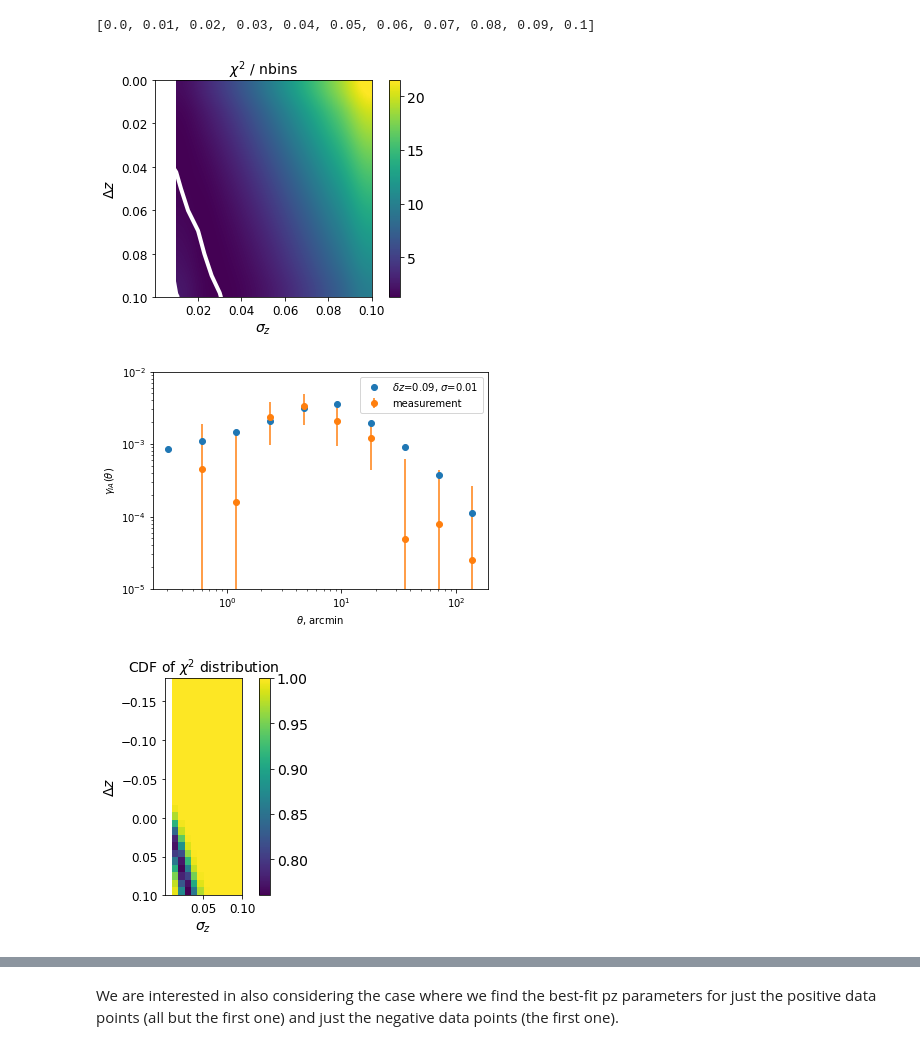
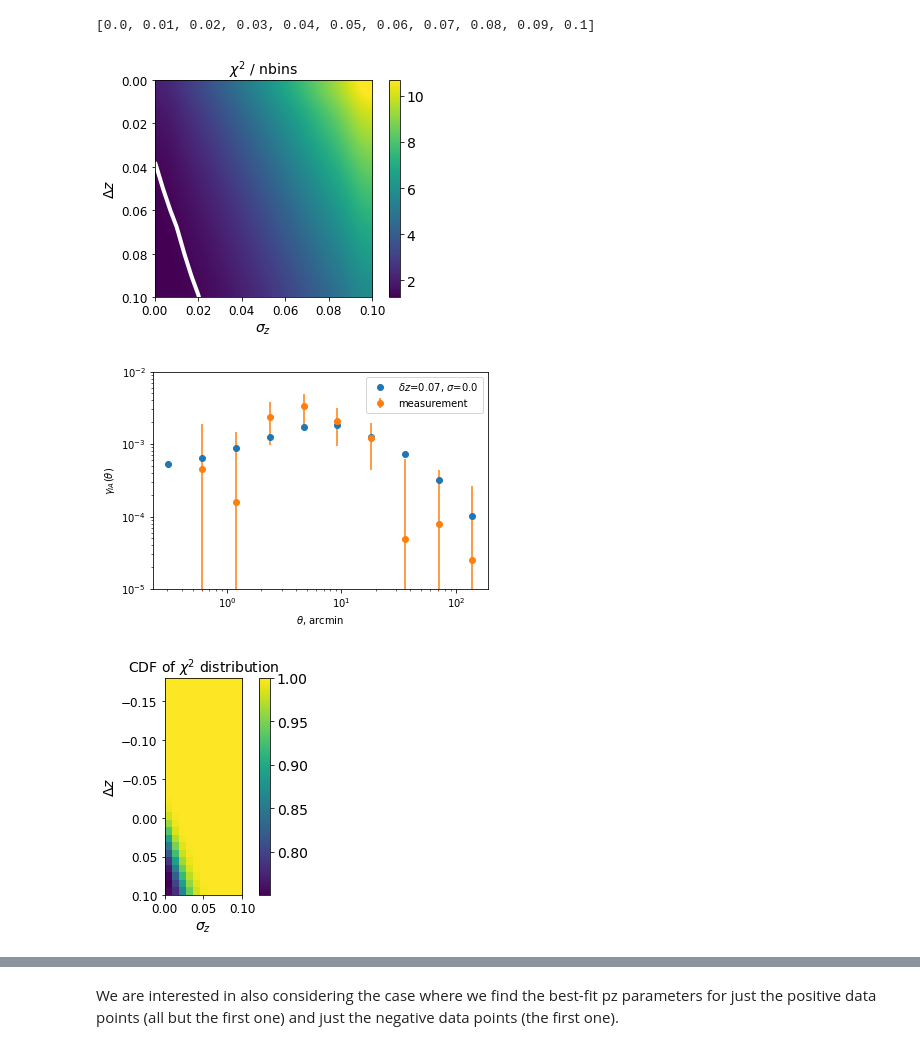
Before and after one commit to c-d-leonard/IA_GGL, a Jupyter notebook: pz_test_Dec21.ipynb, the cells around one changed output, grey strips where cells are left out. Saved outputs shown, nothing was run; the diff lists cells and outputs as text; code cells hidden in the pictures.

```diff
--- a/pz_test_Dec21.ipynb
+++ b/pz_test_Dec21.ipynb
@@ -24,7 +24,7 @@ plt.figure()
 chisquared = np.zeros((len(delz), len(sigz)))
 for di in range(0,len(delz)):
     for si in range(0,len(sigz)):
-        theta, data_vec = np.loadtxt('./txtfiles/photo_z_test/gamma_IA_est_DESY1_no_fidIA_measured-redshifts-wrong_variableF_Planck18pars_sigma='+str(sigz[si])+'deltaz='+str(delz[di])+'.txt', unpack=True)
+        theta, data_vec = np.loadtxt('./txtfiles/photo_z_test/gamma_IA_est_DESY1_no_fidIA_measured-redshifts-wrong_variableF_DESHoD_sigma='+str(sigz[si])+'deltaz='+str(delz[di])+'.txt', unpack=True)
         plt.loglog(theta, -1.0*data_vec, 'o', label='$\delta z$='+str(delz[di])+', $\sigma$='+str(sigz[si]))
         diff = data_vec - gamma_IA_fid
         #print("data_vec=", data_vec)
@@ -60,7 +60,7 @@ delz[18:]
 # Plot the chi squared divided by the number of degrees of freedom as a function of the photo-z params.
 # As a rough estimate, where this is close to 1 the fit is pretty good.
 plt.figure()
-plt.imshow(chisquared[18:,:]/DOF, extent = [0.01, 0.1, 0.1, 0.],interpolation='spline36')#, aspect=2.0/3.0)
+plt.imshow(chisquared[18:,:]/DOF, extent = [0.0, 0.1, 0.1, 0.],interpolation='spline36')#, aspect=2.0/3.0)
 #plt.imshow(chisquared/DOF, extent = [0.01, 0.1, 0.1, -0.18],interpolation='spline36')#, aspect=2.0/3.0)
 plt.xlabel('$\sigma_z$', fontsize=14)
 plt.ylabel('$\Delta z$', fontsize=14)
@@ -74,14 +74,14 @@ plt.contour(sigz, delz[18:], chisquared[18:,:]/DOF, [1.5], colors='#FFFFFF', lin
 #plt.savefig('./reduced_chisq_w1halo_variableF_Planck18.png')
 plt.show()
 # %% [output]
-[figure, old version]
+[figure, new version]
 # %%
 # Plot one of the theory vectors in the 'decent fit' range alongside the data vector and covariance
 # Just to make sure it looks okay
 
 plt.figure()
-theta, data_vec = np.loadtxt('./txtfiles/photo_z_test/gamma_IA_est_DESY1_no_fidIA_measured-redshifts-wrong_variableF_Planck18pars_sigma=0.01deltaz=0.09.txt', unpack=True)
-plt.loglog(theta, data_vec, 'o', label='$\delta z$=0.09, $\sigma$=0.01')
+theta, data_vec = np.loadtxt('./txtfiles/photo_z_test/gamma_IA_est_DESY1_no_fidIA_measured-redshifts-wrong_variableF_DESHoD_sigma=0.0001deltaz=0.07.txt', unpack=True)
+plt.loglog(theta, data_vec, 'o', label='$\delta z$=0.07, $\sigma$=0.0')
 plt.errorbar(theta, gamma_IA_fid, yerr = np.sqrt(np.diag(data_cov)), marker='o',ls='none',label='measurement')
 plt.ylabel('$\gamma_{IA}(\\theta)$')
 plt.xlabel('$\\theta$, arcmin')
@@ -93,7 +93,7 @@ plt.yscale('log')
 #plt.close()
 plt.show()
 # %% [output]
-[figure, old version]
+[figure, new version]
 # %%
 # We would really like to be more precise than the above chi-square / DOF.
 # Really, we want to look at a chi squared distribution with the correct number of degrees of freedom
@@ -113,20 +113,20 @@ for di in range(0,len(delz)):
 # %%
 # Plot the cdf as a function of photo-z params
 plt.figure()
 #plt.imshow(cdf_grid[8:19,:], extent = [0.01, 0.1, 0, -0.1])#, aspect=2.0/3.0)
-plt.imshow(cdf_grid, extent = [0.01, 0.1, 0.1, -0.18])#, aspect=2.0/3.0)
+plt.imshow(cdf_grid, extent = [0.0, 0.1, 0.1, -0.18])#, aspect=2.0/3.0)
 plt.xlabel('$\sigma_z$', fontsize=14)
 plt.ylabel('$\Delta z$', fontsize=14)
 plt.xticks(fontsize=12)
 plt.yticks(fontsize=12)
 plt.title('CDF of $\chi^2$ distribution', fontsize=14)
 cbar = plt.colorbar()
 cbar.ax.tick_params(labelsize=14)
 plt.contour(sigz, delz, cdf_grid, [0.68], colors='#FFFFFF', linewidths=4)
 #plt.savefig('./pvalues_w1halo_variableF_Planck18.png')
 plt.show()
 # %% [output]
-[figure, old version]
+[figure, new version]
 # %%
 # All of our models are rejected at the 1-sigma level (CDF is never as low as 0.68 for our models.)
 # What about 2-sigma? This is the 95% confidence interval, so we look to CDF=0.95
```
Also changed, not shown: parts of 10 cells of this notebook, 4 other files.
